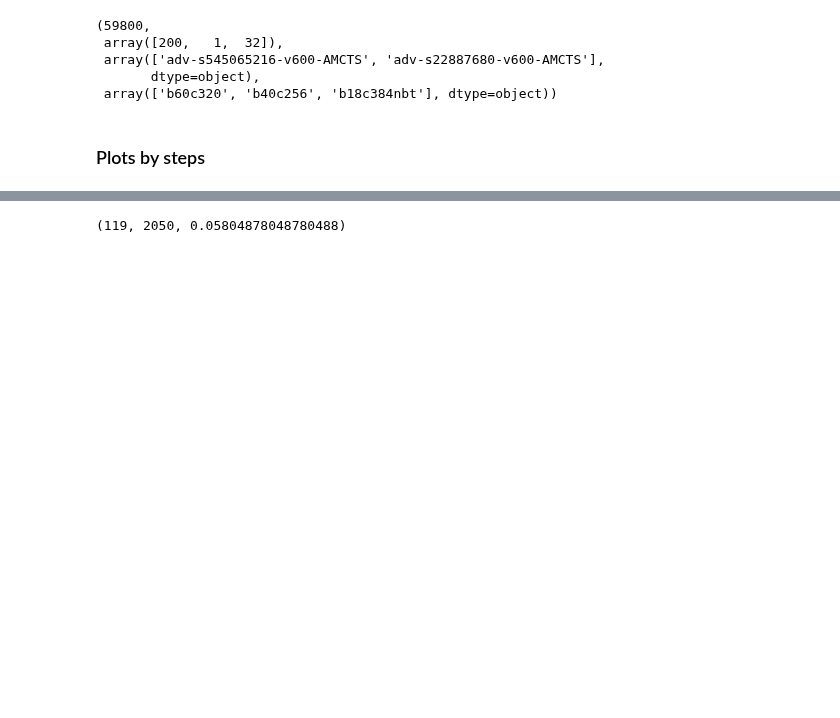
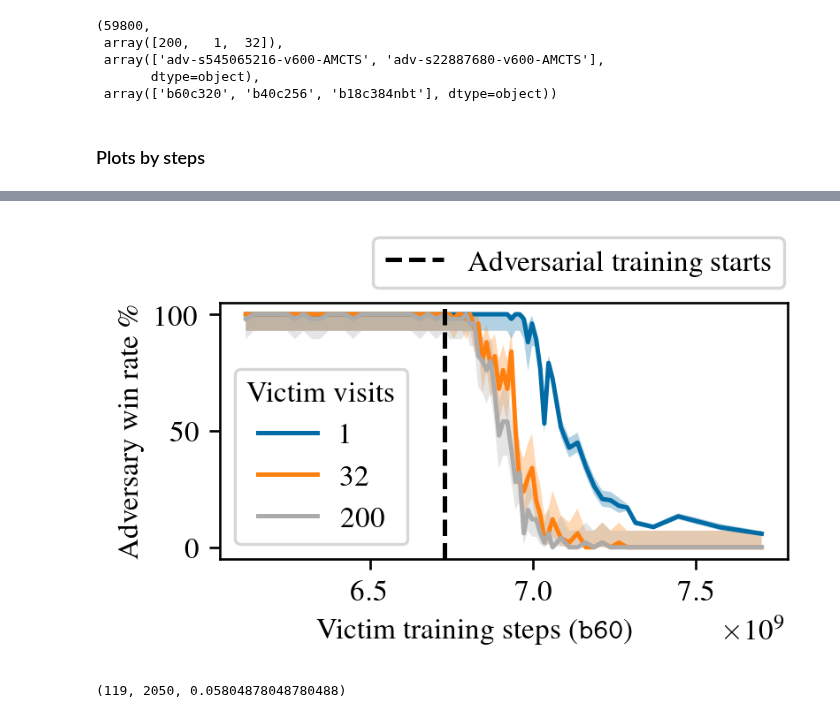
Before and after one commit to AlignmentResearch/KataGoVisualizer, a Jupyter notebook: notebooks/notebooks/paper/katago-new-ckpt-evals.ipynb, the cells around one changed output, grey strips where cells are left out. Saved outputs shown, nothing was run; the diff lists cells and outputs as text; code cells hidden in the pictures; blank space fills up the shorter version.

```diff
--- a/notebooks/notebooks/paper/katago-new-ckpt-evals.ipynb
+++ b/notebooks/notebooks/paper/katago-new-ckpt-evals.ipynb
@@ -60,7 +69,9 @@ LATEST_ROWS = 2898845681
 def generate_fancy_plots(
     adv_name: str,
     net_types: list[str],
-    legend_kwargs: dict | None = None,
+    skip_legend: bool = False,
+    custom_xlabel: str | None = None,
+    custom_ylabel: str | None = None,
 ):
     ALPHA = 0.05
     colors = plt.rcParams["axes.prop_cycle"].by_key()["color"]
@@ -106,7 +117,7 @@ def generate_fancy_plots(
                     LATEST_STEPS,
                     100 * sub_df.query("victim_steps == @LATEST_STEPS").adv_win.mean(),
                     "D",
-                    label=r"\texttt{Latest}$_\mathrm{200\,visits}$",
+                    label=r"\texttt{Latest}$^\mathrm{200\,visits}$",
                     color="black",
                 )
 
@@ -122,12 +133,16 @@ def generate_fancy_plots(
             )
 
         # Legend in lower left corner
-        plt.legend(**(legend_kwargs or {}))
+        if not skip_legend:
+            plt.legend()
         plt.ylabel(
-            # r"Adversary$_\mathrm{600\,visits}$ win rate \%"
-            r"Adversary win rate \%"
-            + ("\n(finetuned adversary)" if "s22887680" in adv_name else "")
+            custom_ylabel
+            or (
+                r"Cyclic-adv.$^\mathrm{600\,visits}$ win rate \%"
+                + ("\n(finetuned adversary)" if "s22887680" in adv_name else "")
+            )
         )
         plt.xlabel(
-            rf"KataGo ($\texttt{{{net_type.split('c')[0]}}}$) training steps"
+            custom_xlabel
+            or rf"KataGo ($\texttt{{{net_type.split('c')[0]}}}$) training steps"
         )
@@ -162,3 +149,52 @@ plt.show()
+# %%
+tmp_plot_style = [
+    "tableau-colorblind10",
+    utils.get_style("default"),
+    utils.get_style("2-col"),
+    # utils.get_style("small-legend"),
+]
+
+with plt.style.context(tmp_plot_style):
+    generate_fancy_plots(
+        adv_name="adv-s545065216-v600-AMCTS",
+        net_types=["b60c320"],
+        custom_xlabel=r"Victim training steps (\texttt{b60})",
+        custom_ylabel=r"Adversary win rate \%",
+    )
+    xlabel = plt.gca().get_xaxis().get_label()
+    xlabel.set_position((0.45, xlabel.get_position()[1]))
+
+    # Remove last entry from legend
+    handles, labels = plt.gca().get_legend_handles_labels()
+
+    # Legend #2 for for visits
+    first_legend = plt.legend(
+        handles[:-1],
+        [l.replace("KataGo visits: ", "") for l in labels[:-1]],
+        loc="lower left",
+        bbox_to_anchor=(0, 0),
+        ncols=1,
+        columnspacing=0.7,
+        title="Victim visits",
+    )
+    ax = plt.gca().add_artist(first_legend)
+
+    # Legend #2 for adversarial training line
+    plt.legend(
+        handles[-1:],
+        ["Adversarial training starts"],
+        loc="lower right",
+        bbox_to_anchor=(1.02, 1),
+        # handlelength=1.5,
+        # handletextpad=0,
+    )
+
+    plt.gcf().set_figheight(plt.gcf().get_figheight() * 1)
+
+    plt.savefig(f"katago-adv-training-win-rate-b60-2col.pgf", backend="pgf")
+    plt.show()
+# %% [output]
+[figure, added]
 # %%
 sub_df = df.query(
     "&".join(
```
Also changed, not shown: parts of 6 cells of this notebook.
